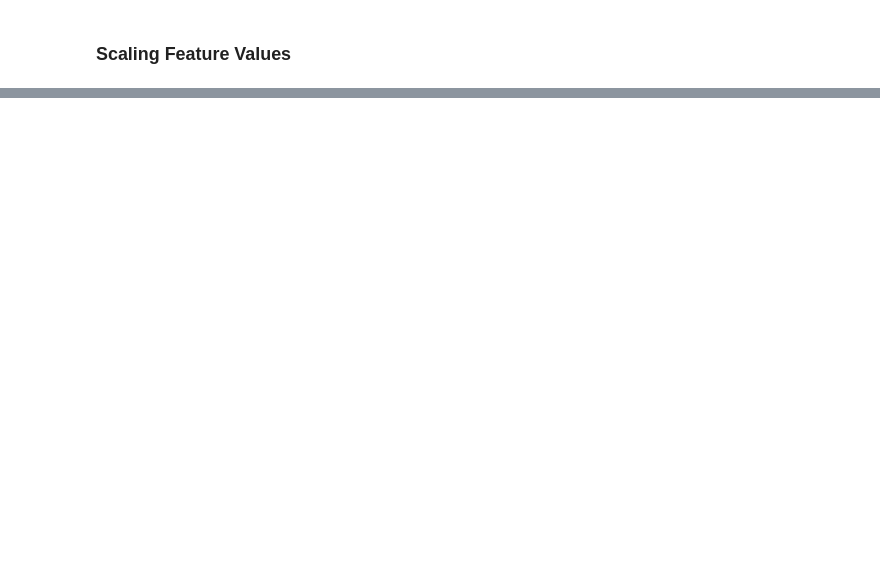
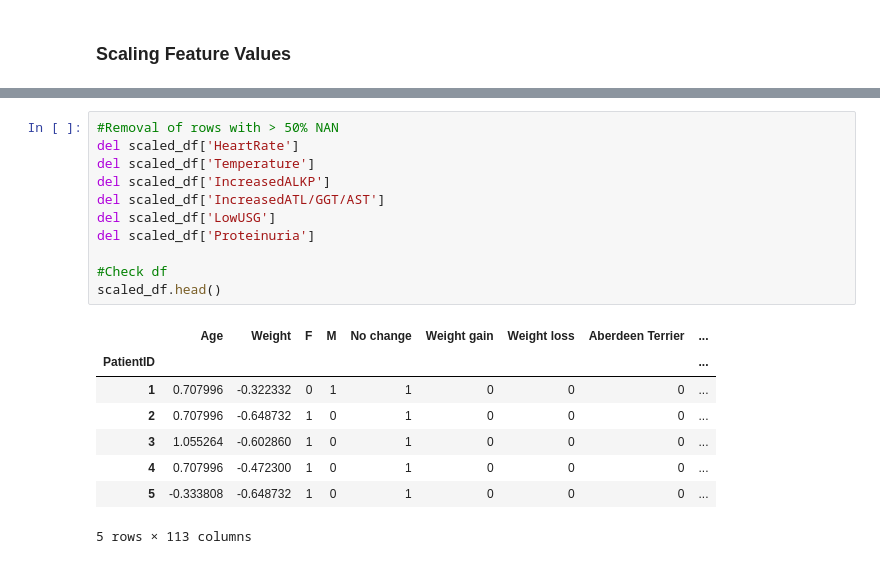
Before and after one commit to Kopixx/Project-4, a Jupyter notebook: logistic_regression_model.ipynb, the cells around one changed output, grey strips where cells are left out. Cells and saved outputs as stored; diff of their text form; blank space fills up the shorter version.

```diff
--- a/logistic_regression_model.ipynb
+++ b/logistic_regression_model.ipynb
@@ -83,0 +251,20 @@ dtype: object
+# %%
+#Removal of rows with > 50% NAN
+del scaled_df['HeartRate']
+del scaled_df['Temperature']
+del scaled_df['IncreasedALKP']
+del scaled_df['IncreasedATL/GGT/AST']
+del scaled_df['LowUSG']
+del scaled_df['Proteinuria']
+
+#Check df
+scaled_df.head()
+# %% [output]
+|  | Age | Weight | F | M | No change | Weight gain | Weight loss | Aberdeen Terrier | ... |
+| PatientID |  |  |  |  |  |  |  |  | ... |
+| 1 | 0.707996 | -0.322332 | 0 | 1 | 1 | 0 | 0 | 0 | ... |
+| 2 | 0.707996 | -0.648732 | 1 | 0 | 1 | 0 | 0 | 0 | ... |
+| 3 | 1.055264 | -0.602860 | 1 | 0 | 1 | 0 | 0 | 0 | ... |
+| 4 | 0.707996 | -0.472300 | 1 | 0 | 1 | 0 | 0 | 0 | ... |
+| 5 | -0.333808 | -0.648732 | 1 | 0 | 1 | 0 | 0 | 0 | ... |
+5 rows × 113 columns
```
Also changed, not shown: parts of 25 cells of this notebook, 1 other file.
